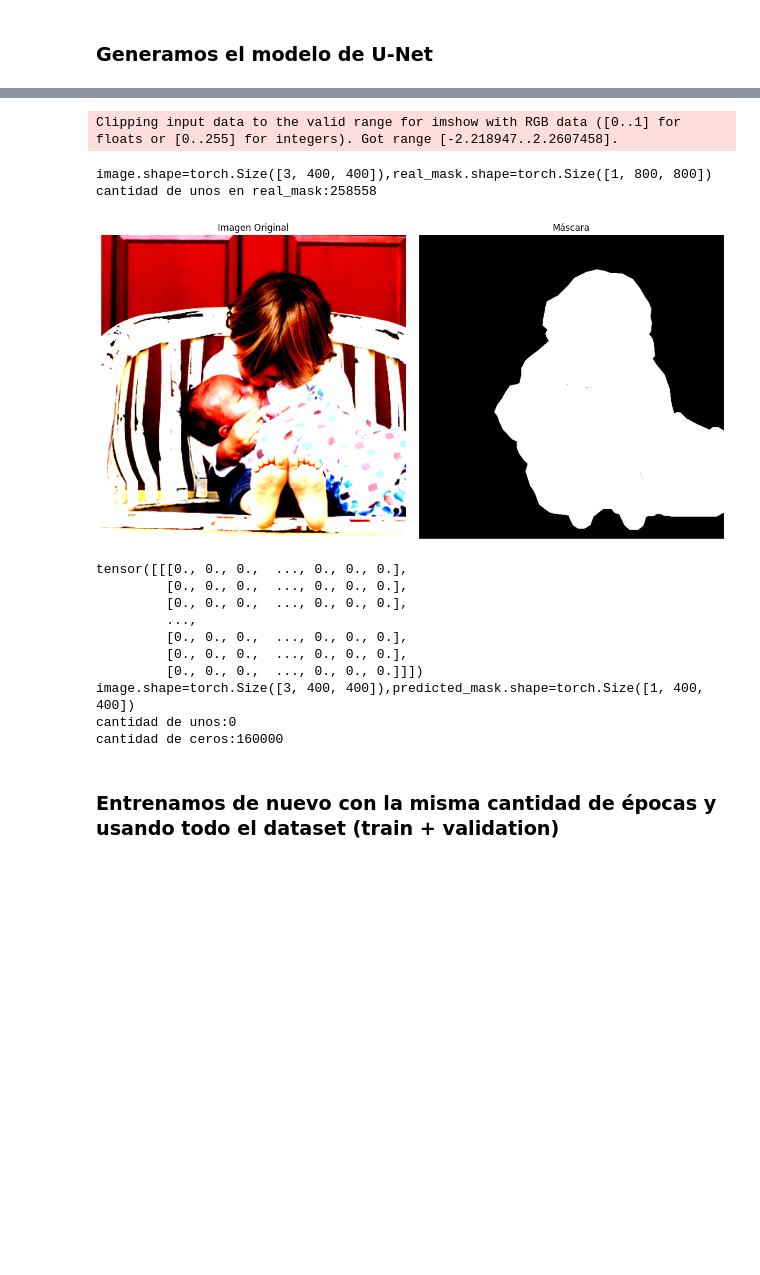
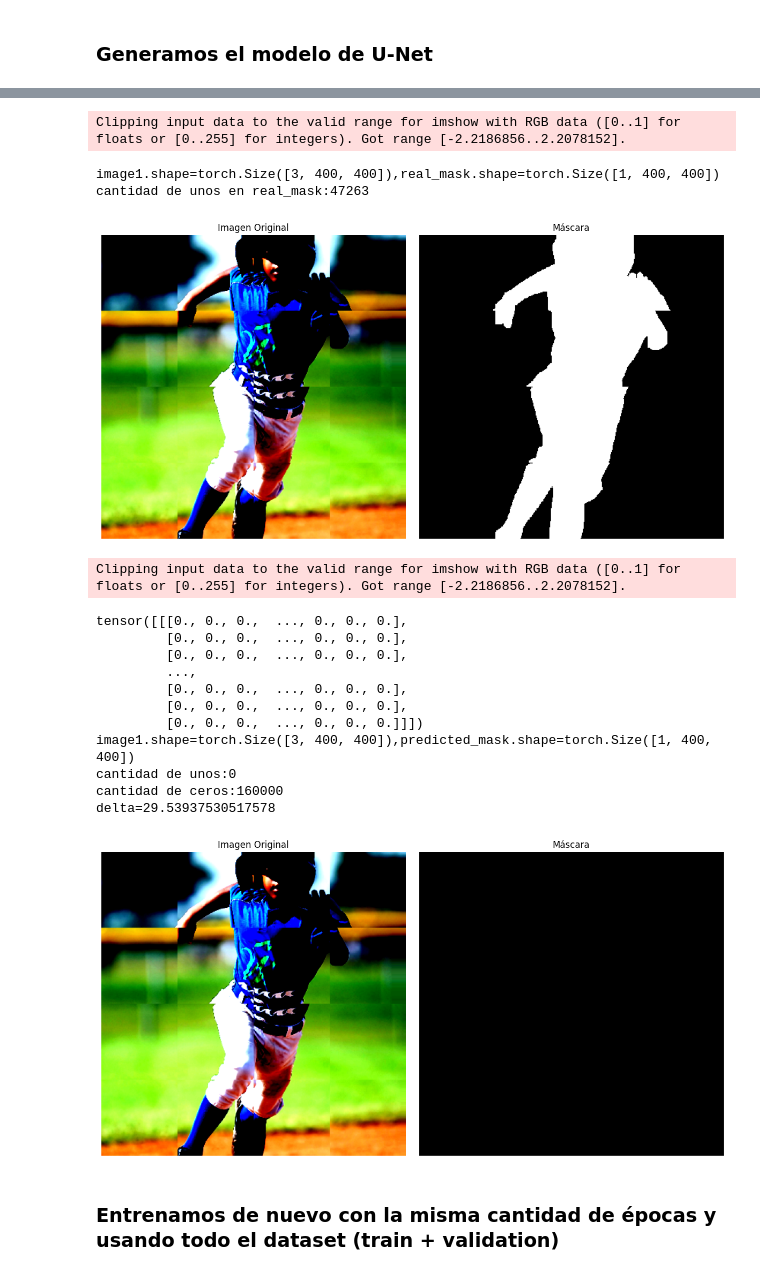
Before and after one commit to smith2310/deep_learning_obligatorio, a Jupyter notebook: Main.ipynb, the cells around one changed output, grey strips where cells are left out. Cells and saved outputs as stored; diff of their text form; code cells hidden in the pictures; blank space fills up the shorter version.

```diff
--- a/Main.ipynb
+++ b/Main.ipynb
@@ -336,7 +230,7 @@ Std: (0.23712751269340515, 0.23028001189231873, 0.23141558468341827)
 # %% [markdown]
 ### Generamos el modelo de U-Net
 # %%
-from DiceLoss import DiceLoss
+from dice_loss import DiceLoss
 
 
 model = UNet(input_channel=3, out_channel=1).to(DEVICE)
@@ -347,18 +241,10 @@ CRITERION = nn.BCELoss().to(DEVICE)
 # CRITERION = DiceLoss().to(DEVICE)
 
 def log(epoch, train_loss, val_loss):
-
     print({"epoch": epoch, "train_loss": train_loss, "val_loss": val_loss})
 
 
-
-#Agregamos la normalizacion a las transformaciones
-x_transform.append(T.Normalize(mean, std))
-
-full_train_dataset, (train_dataset, val_dataset) = create_train_val_datasets(
-    x_transform =  T.Compose(x_transform),
-    y_transform = T.Compose(y_transform)
-)
+full_train_dataset, (train_dataset, val_dataset) = create_train_val_datasets()
 
 train_loader = DataLoader(
     train_dataset,
@@ -412,41 +303,44 @@ ValueError: Found input variables with inconsistent numbers of samples: [1920000
 # %%
 #Comprobamos el modelo a ver como entrenó con una imagen y vemos su salida
 
 images, masks = next(iter(train_loader))
-image = images[0]
+image1 = images[0]
 real_mask = masks[0]
-print(f'{image.shape=},{real_mask.shape=}')
+print(f'{image1.shape=},{real_mask.shape=}')
 print(f'cantidad de unos en real_mask:{(real_mask > 0).sum().item()}')
-plot_image_with_mask(image, real_mask)
+plot_image_with_mask(image1, real_mask)
 model.eval()
 
 with torch.no_grad():
-    predicted_mask = model(image.unsqueeze(0).to(DEVICE))
+    predicted_mask = model(image1.unsqueeze(0).to(DEVICE))
     predicted_mask = predicted_mask.squeeze(0).cpu()
     predicted_mask = (predicted_mask > 0.5).float() #Binarizamos la mascara
     print(predicted_mask)
 
-print(f'{image.shape=},{predicted_mask.shape=}')
+print(f'{image1.shape=},{predicted_mask.shape=}')
 print(f'cantidad de unos:{(predicted_mask == 1 ).sum().item()}')
 print(f'cantidad de ceros:{(predicted_mask == 0 ).sum().item()}')
-# delta = CRITERION(real_mask, predicted_mask).item()
-# print(f'{delta=}')
-# plot_image_with_mask(image, predicted_mask)
+delta = CRITERION(real_mask, predicted_mask).item()
+print(f'{delta=}')
+plot_image_with_mask(image1, predicted_mask)
 # %% [output]
-Clipping input data to the valid range for imshow with RGB data ([0..1] for floats or [0..255] for integers). Got range [-2.218947..2.2607458].
+Clipping input data to the valid range for imshow with RGB data ([0..1] for floats or [0..255] for integers). Got range [-2.2186856..2.2078152].
-image.shape=torch.Size([3, 400, 400]),real_mask.shape=torch.Size([1, 800, 800])
-cantidad de unos en real_mask:258558
+image1.shape=torch.Size([3, 400, 400]),real_mask.shape=torch.Size([1, 400, 400])
+cantidad de unos en real_mask:47263
-[figure, old version]
+[figure, new version]
-tensor([[[0., 0., 0.,  ..., 0., 0., 0.],
-         [0., 0., 0.,  ..., 0., 0., 0.],
-         [0., 0., 0.,  ..., 0., 0., 0.],
-         ...,
-         [0., 0., 0.,  ..., 0., 0., 0.],
-         [0., 0., 0.,  ..., 0., 0., 0.],
-         [0., 0., 0.,  ..., 0., 0., 0.]]])
-image.shape=torch.Size([3, 400, 400]),predicted_mask.shape=torch.Size([1, 400, 400])
-cantidad de unos:0
-cantidad de ceros:160000
+Clipping input data to the valid range for imshow with RGB data ([0..1] for floats or [0..255] for integers). Got range [-2.2186856..2.2078152].
+tensor([[[0., 0., 0.,  ..., 0., 0., 0.],
+         [0., 0., 0.,  ..., 0., 0., 0.],
+         [0., 0., 0.,  ..., 0., 0., 0.],
+         ...,
+         [0., 0., 0.,  ..., 0., 0., 0.],
+         [0., 0., 0.,  ..., 0., 0., 0.],
+         [0., 0., 0.,  ..., 0., 0., 0.]]])
+image1.shape=torch.Size([3, 400, 400]),predicted_mask.shape=torch.Size([1, 400, 400])
+cantidad de unos:0
+cantidad de ceros:160000
+delta=29.53937530517578
+[figure, added]
 # %% [markdown]
 ### Entrenamos de nuevo con la misma cantidad de épocas y usando todo el dataset (train + validation)
 # %%
```
Also changed, not shown: parts of 10 cells of this notebook, 5 other files.
